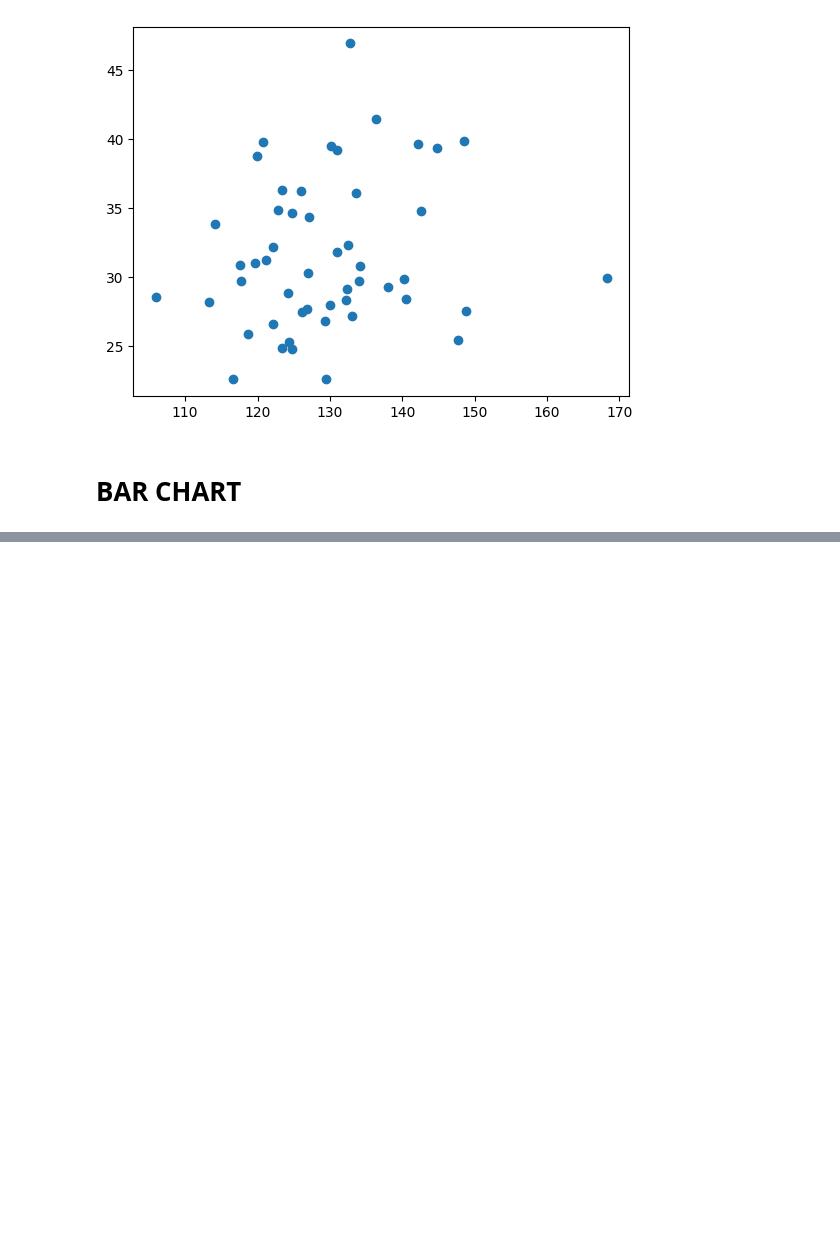
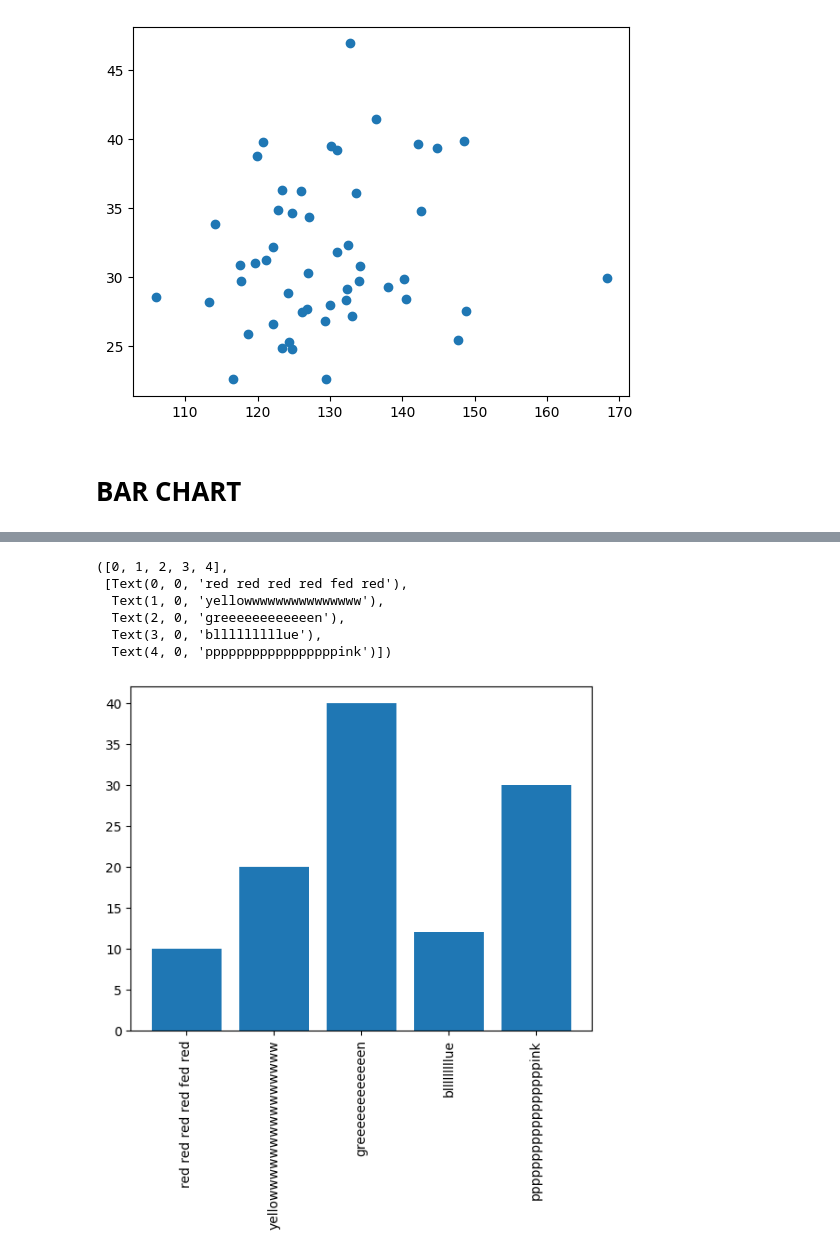
Before and after one commit to Rohit8022/AI-internship-training, a Jupyter notebook: Matplotlib.ipynb, the cells around one changed output, grey strips where cells are left out. Saved outputs shown, nothing was run; the diff lists cells and outputs as text; code cells hidden in the pictures; blank space fills up the shorter version.

```diff
--- a/Matplotlib.ipynb
+++ b/Matplotlib.ipynb
@@ -95,0 +119,15 @@ plt.plot(batter['strike_rate'],batter['avg'],'o')# size of marker can not ne cha
+# %%
+# Problen if the X axis name in too big
+like=[10,20,40,12,30]
+color=['red red red red fed red','yellowwwwwwwwwwwwwww','greeeeeeeeeeeen','blllllllllue','pppppppppppppppppink']
+plt.bar(color,like)
+plt.xticks(rotation='vertical') # or plt.xticks(rotation=90)
+# Used to rotatle the name of x axis
+# %% [output]
+([0, 1, 2, 3, 4],
+ [Text(0, 0, 'red red red red fed red'),
+  Text(1, 0, 'yellowwwwwwwwwwwwwww'),
+  Text(2, 0, 'greeeeeeeeeeeen'),
+  Text(3, 0, 'blllllllllue'),
+  Text(4, 0, 'pppppppppppppppppink')])
+[figure, added]
```
Also changed, not shown: parts of 3 cells of this notebook, 1 other file.
